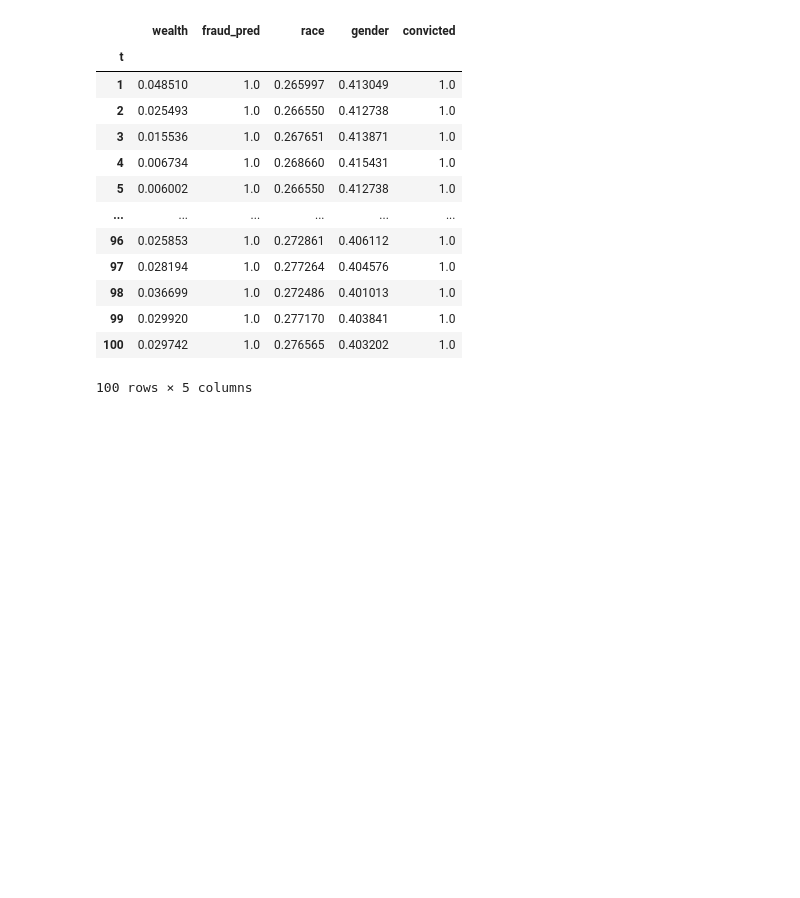
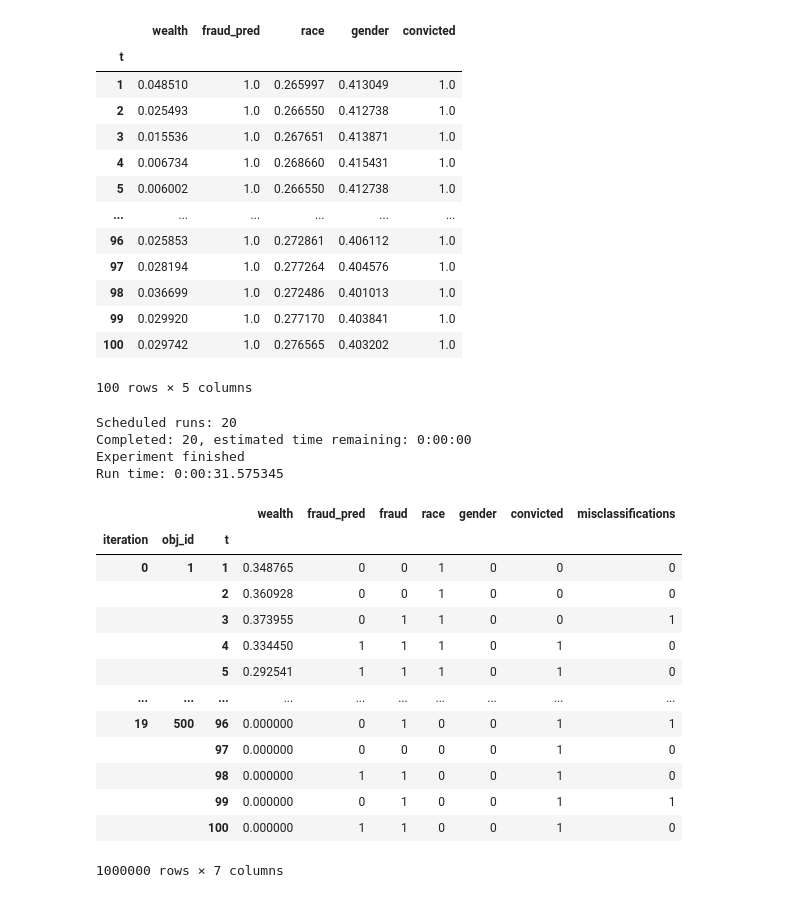
Before and after one commit to Le-Ty/abm_dm_impact, a Jupyter notebook: basic/notebooks/expi_fraud_clf.ipynb, the cells around one changed output. Drawn from its saved outputs; the diff is of its cells as text; code cells hidden in the pictures; blank space fills up the shorter version.

```diff
--- a/basic/notebooks/expi_fraud_clf.ipynb
+++ b/basic/notebooks/expi_fraud_clf.ipynb
@@ -204,3 +238,52 @@ baseline1
 | 99 | 0.029920 | 1.0 | 0.277170 | 0.403841 | 1.0 |
 | 100 | 0.029742 | 1.0 | 0.276565 | 0.403202 | 1.0 |
 100 rows × 5 columns
+# %%
+parameters = {
+    'my_parameter':42,
+    'agents':500,
+    'steps':100,
+    'wealth_appeal_corr': 0, # >0 more wealth higher appeal chance
+    'acc': 0.6, # accuracy of fraud prdediction
+    'appeal_wealth': 0.3, # minimal wealth needed for appeal (could also become a param for distr. eventually)
+    #'wealth_impact'
+    'clf': None, # None, 'hist'
+    'expi': None
+
+}
+sample = ap.Sample(parameters, n=1)
+model_baseline = VirusModel_baseline(parameters)
+exp = ap.Experiment(VirusModel_baseline, sample, iterations =20, record = True)
+r_baseline = exp.run()
+
+with open("data/expis/fraud_1.pkl", "wb") as f:
+        pickle.dump(results_baseline, f)
+
+df_b = r_baseline['variables']['Person']
+# %% [output]
+Scheduled runs: 20
+Completed: 20, estimated time remaining: 0:00:00
+Experiment finished
+Run time: 0:00:31.575345
+# %%
+df_b['misclassifications'] = (df_b['fraud'] - df_b['fraud_pred'])
+df_b[df_b['fraud_pred'] ==0]['wealth'].min()
+
+df_b.head()
+df_b = df_b[df_b.fraud_pred != -1]
+df_b
+# %% [output]
+|  |  |  | wealth | fraud_pred | fraud | race | gender | convicted | misclassifications |
+| iteration | obj_id | t |  |  |  |  |  |  |  |
+| 0 | 1 | 1 | 0.348765 | 0 | 0 | 1 | 0 | 0 | 0 |
+|  |  | 2 | 0.360928 | 0 | 0 | 1 | 0 | 0 | 0 |
+|  |  | 3 | 0.373955 | 0 | 1 | 1 | 0 | 0 | 1 |
+|  |  | 4 | 0.334450 | 1 | 1 | 1 | 0 | 1 | 0 |
+|  |  | 5 | 0.292541 | 1 | 1 | 1 | 0 | 1 | 0 |
+| ... | ... | ... | ... | ... | ... | ... | ... | ... | ... |
+| 19 | 500 | 96 | 0.000000 | 0 | 1 | 0 | 0 | 1 | 1 |
+|  |  | 97 | 0.000000 | 0 | 0 | 0 | 0 | 1 | 0 |
+|  |  | 98 | 0.000000 | 1 | 1 | 0 | 0 | 1 | 0 |
+|  |  | 99 | 0.000000 | 0 | 1 | 0 | 0 | 1 | 1 |
+|  |  | 100 | 0.000000 | 1 | 1 | 0 | 0 | 1 | 0 |
+1000000 rows × 7 columns
```
Also changed, not shown: parts of 5 cells of this notebook, 1 other file.
